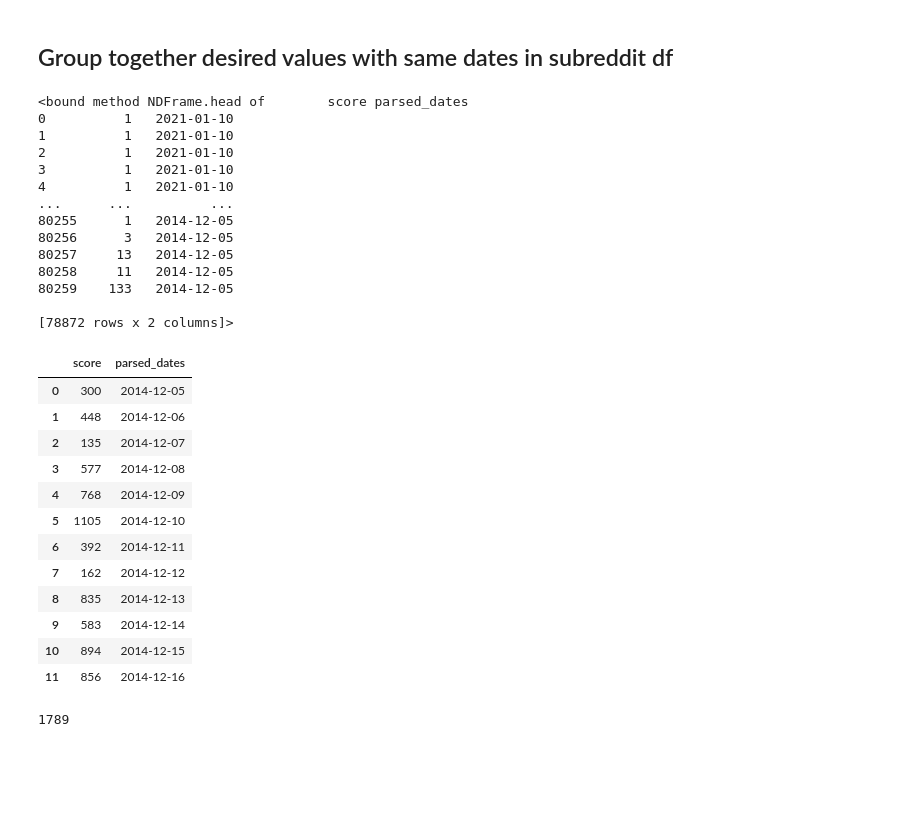
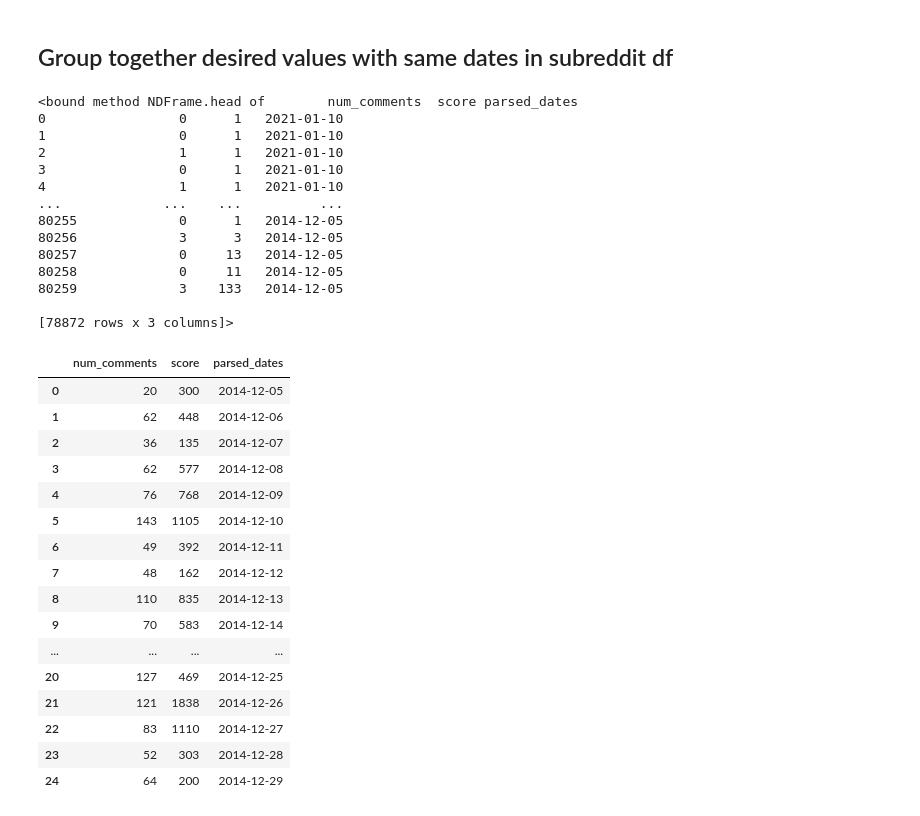
Before and after one commit to keekss/disney-reddit, a Jupyter notebook: PMAW Scratch.ipynb, the cells around one changed output. Drawn from its saved outputs; the diff is of its cells as text; code cells hidden in the pictures; blank space fills up the shorter version.

```diff
--- a/PMAW Scratch.ipynb
+++ b/PMAW Scratch.ipynb
@@ -266,50 +269,52 @@ Name: parsed_dates, Length: 1738, dtype: datetime64[ns]
 # %% [markdown]
 ## Group together desired values with same dates in subreddit df
 # %%
-reddit_sub_scores = dis_submissions[['score', 'parsed_dates']]
+reddit_sub_scores = dis_submissions[['num_comments', 'score', 'parsed_dates']]
 reddit_sub_scores.head
 # %% [output]
-<bound method NDFrame.head of        score parsed_dates
-0          1   2021-01-10
-1          1   2021-01-10
-2          1   2021-01-10
-3          1   2021-01-10
-4          1   2021-01-10
-...      ...          ...
-80255      1   2014-12-05
-80256      3   2014-12-05
-80257     13   2014-12-05
-80258     11   2014-12-05
-80259    133   2014-12-05
+<bound method NDFrame.head of        num_comments  score parsed_dates
+0                 0      1   2021-01-10
+1                 0      1   2021-01-10
+2                 1      1   2021-01-10
+3                 0      1   2021-01-10
+4                 1      1   2021-01-10
+...             ...    ...          ...
+80255             0      1   2014-12-05
+80256             3      3   2014-12-05
+80257             0     13   2014-12-05
+80258             0     11   2014-12-05
+80259             3    133   2014-12-05
 
-[78872 rows x 2 columns]>
+[78872 rows x 3 columns]>
 # %%
 scores_date_grouped = reddit_sub_scores.groupby(reddit_sub_scores['parsed_dates'].dt.date, as_index=True).sum()
 # %%
 scores_date_grouped['parsed_dates'] = scores_date_grouped.index
 scores_date_grouped_df = scores_date_grouped.set_index(np.arange(len(scores_date_grouped)))
 # %%
-scores_date_grouped_df.head(12)
+scores_date_grouped_df.head(25)
 # %% [output]
-|  | score | parsed_dates |
-| 0 | 300 | 2014-12-05 |
-| 1 | 448 | 2014-12-06 |
-| 2 | 135 | 2014-12-07 |
-| 3 | 577 | 2014-12-08 |
-| 4 | 768 | 2014-12-09 |
-| 5 | 1105 | 2014-12-10 |
-| 6 | 392 | 2014-12-11 |
-| 7 | 162 | 2014-12-12 |
-| 8 | 835 | 2014-12-13 |
-| 9 | 583 | 2014-12-14 |
-| 10 | 894 | 2014-12-15 |
-| 11 | 856 | 2014-12-16 |
+|  | num_comments | score | parsed_dates |
+| 0 | 20 | 300 | 2014-12-05 |
+| 1 | 62 | 448 | 2014-12-06 |
+| 2 | 36 | 135 | 2014-12-07 |
+| 3 | 62 | 577 | 2014-12-08 |
+| 4 | 76 | 768 | 2014-12-09 |
+| 5 | 143 | 1105 | 2014-12-10 |
+| 6 | 49 | 392 | 2014-12-11 |
+| 7 | 48 | 162 | 2014-12-12 |
+| 8 | 110 | 835 | 2014-12-13 |
+| 9 | 70 | 583 | 2014-12-14 |
+| ... | ... | ... | ... |
+| 20 | 127 | 469 | 2014-12-25 |
+| 21 | 121 | 1838 | 2014-12-26 |
+| 22 | 83 | 1110 | 2014-12-27 |
+| 23 | 52 | 303 | 2014-12-28 |
+| 24 | 64 | 200 | 2014-12-29 |
 # %%
-i = 0
-for _ in np.arange(len(scores_date_grouped_df)):
-    if scores_date_grouped_df.iloc[_]['parsed_dates'].weekday() != 5 and scores_date_grouped_df.iloc[_]['parsed_dates'].weekday() != 6:
-        i += 1
-i
+# i = 0
+# for _ in np.arange(len(scores_date_grouped_df)):
+#     if scores_date_grouped_df.iloc[_]['parsed_dates'].weekday() != 5 and scores_date_grouped_df.iloc[_]['parsed_dates'].weekday() != 6:
+#         i += 1
+# i
-# %% [output]
-1789
 # %%
```
Also changed, not shown: parts of 60 cells of this notebook.
